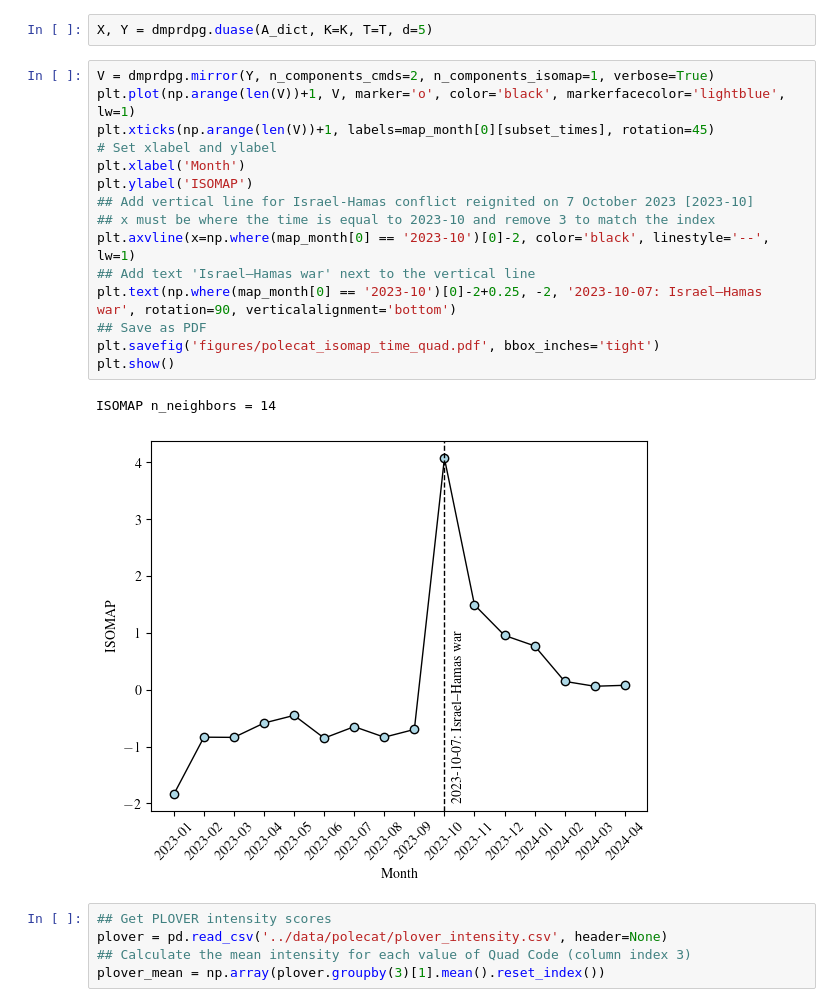
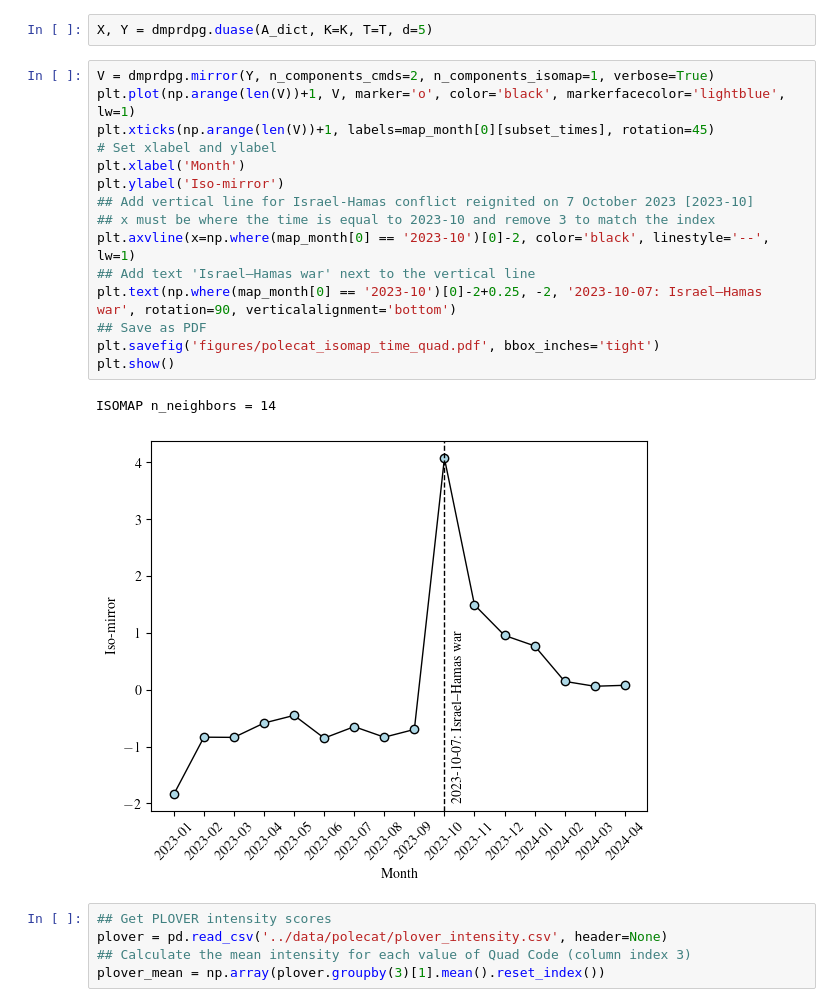
Before and after one commit to mjbaum/dmprdpg, a Jupyter notebook: notebooks/polecat.ipynb, the cells around one changed output. Cells and saved outputs as stored; diff of their text form.

```diff
--- a/notebooks/polecat.ipynb
+++ b/notebooks/polecat.ipynb
@@ -203,21 +203,21 @@ X, Y = dmprdpg.duase(A_dict, K=K, T=T, d=5)
 # %%
 V = dmprdpg.mirror(Y, n_components_cmds=2, n_components_isomap=1, verbose=True)
 plt.plot(np.arange(len(V))+1, V, marker='o', color='black', markerfacecolor='lightblue', lw=1)
 plt.xticks(np.arange(len(V))+1, labels=map_month[0][subset_times], rotation=45)
 # Set xlabel and ylabel
 plt.xlabel('Month')
-plt.ylabel('ISOMAP')
+plt.ylabel('Iso-mirror')
 ## Add vertical line for Israel-Hamas conflict reignited on 7 October 2023 [2023-10]
 ## x must be where the time is equal to 2023-10 and remove 3 to match the index
 plt.axvline(x=np.where(map_month[0] == '2023-10')[0]-2, color='black', linestyle='--', lw=1)
 ## Add text 'Israel–Hamas war' next to the vertical line
 plt.text(np.where(map_month[0] == '2023-10')[0]-2+0.25, -2, '2023-10-07: Israel–Hamas war', rotation=90, verticalalignment='bottom')
 ## Save as PDF
 plt.savefig('figures/polecat_isomap_time_quad.pdf', bbox_inches='tight')
 plt.show()
 # %% [output]
 ISOMAP n_neighbors = 14
-[figure, old version]
+[figure, new version]
 # %%
 ## Get PLOVER intensity scores
 plover = pd.read_csv('../data/polecat/plover_intensity.csv', header=None)
```
Also changed, not shown: parts of 7 cells of this notebook, 22 other files.
